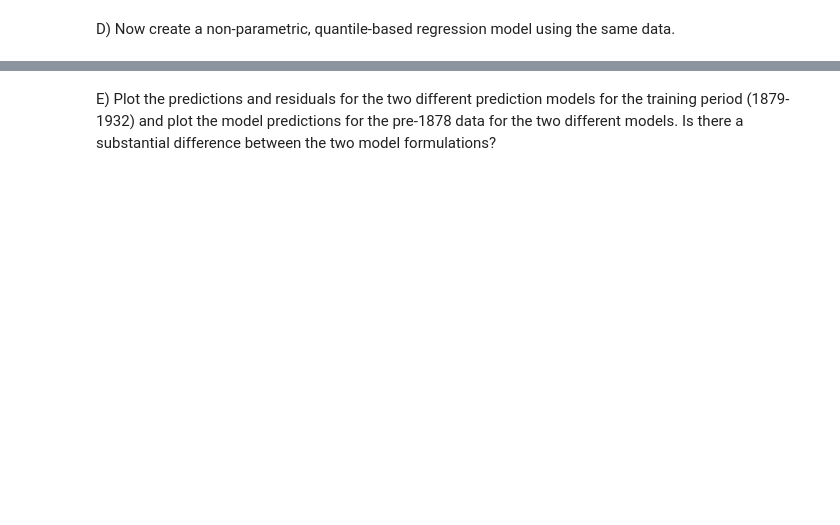
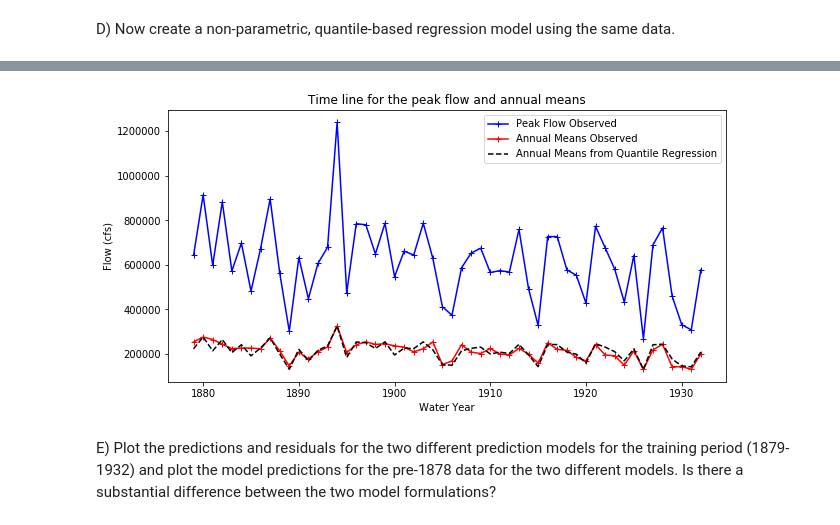
Before and after one commit to AzusaSayuri/UW-Data-analysis, a Jupyter notebook: HW3/Assignment 3 Ximin Hu.ipynb, the cells around one changed output, grey strips where cells are left out. Cells and saved outputs as stored; diff of their text form; code cells hidden in the pictures; blank space fills up the shorter version.

```diff
--- a/HW3/Assignment 3 Ximin Hu.ipynb
+++ b/HW3/Assignment 3 Ximin Hu.ipynb
@@ -431,2 +511,24 @@ df_r
+# %%
+# Now, we can do this for every value in the Slide Canyon set to come up with a matching prediction for the Blue Canyon set
+f = interp1d(x_ordered, x_quantile)
+
+g = interp1d(y_quantile, y_ordered)
+
+y_predicted=g(f(df_r['peakflow']))
+
+# And we can see how well this did by making a time series plot of our actual and predicted values
+# Original data:
+plt.figure(figsize=(10,5))
+plt.plot(df_r['years'],df_r['peakflow'],'b-+', label='Peak Flow Observed');
+plt.plot(df_r['years'],df_r['annualmean'],'r-+', label='Annual Means Observed');
+
+# Predicted with linear regression between Slide Canyon and Blue Canyon
+plt.plot(df_r['years'],y_predicted,'k--', label='Annual Means from Quantile Regression')
+plt.legend()
+plt.title('Time line for the peak flow and annual means')
+plt.xlabel('Water Year')
+plt.ylabel('Flow (cfs)');
+# %% [output]
+[figure, added]
 # %% [markdown]
 E) Plot the predictions and residuals for the two different prediction models for the training period (1879-1932) and plot the model predictions for the pre-1878 data for the two different models. Is there a substantial difference between the two model formulations?
```
Also changed, not shown: parts of 16 cells of this notebook, 2 other files.
